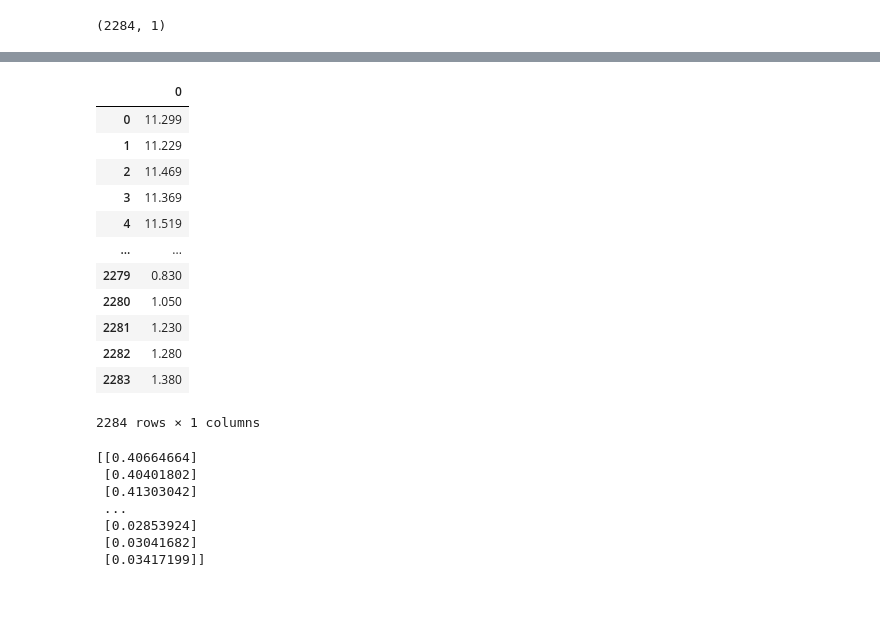
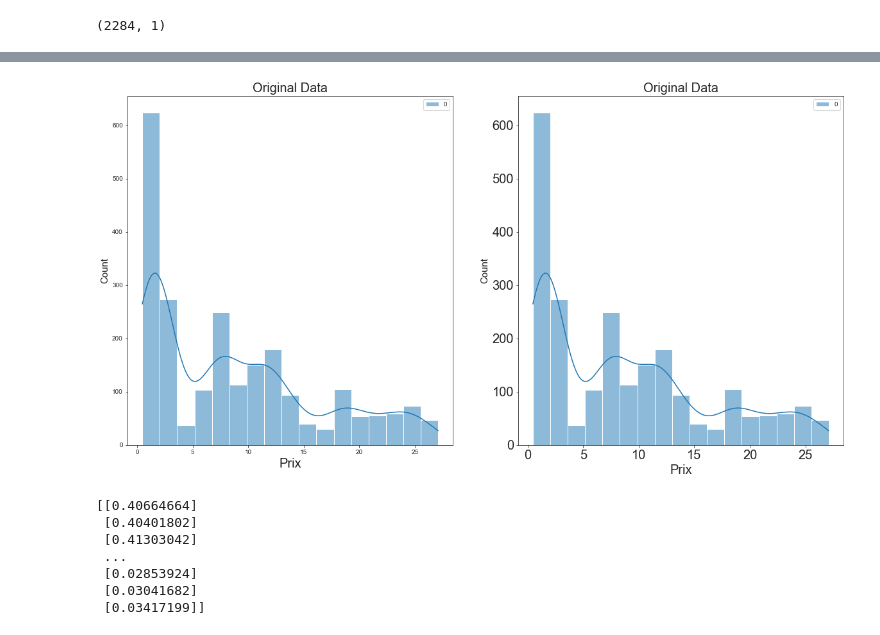
Before and after one commit to MoezBenHassen/PFE-Notebooks-PRES, a Jupyter notebook: prices.ipynb, the cells around one changed output, grey strips where cells are left out. Cells and saved outputs as stored; diff of their text form; code cells hidden in the pictures; blank space fills up the shorter version.

```diff
--- a/prices.ipynb
+++ b/prices.ipynb
@@ -111,19 +111,27 @@ plt.show()
 # %%
-df4
+
+from sklearn.preprocessing import MinMaxScaler
+fig, ax = plt.subplots(1,2, figsize=(20,10))
+sns.set_style('ticks')
+graph= sns.histplot(df4,kde='True', ax=ax[0])
+ax[0].set_title("Original Data")
+graph.set_xlabel("Prix", fontsize = 20)
+graph.set_ylabel("Count", fontsize = 15)
+
+scaler=MinMaxScaler(feature_range=(0,1))
+df_scaled = scaler.fit_transform(np.array(df4).reshape(-1,1))
+graph2=sns.histplot(df4, kde='True', ax=ax[1])
+
+graph2.set_xlabel("Prix", fontsize = 20)
+graph2.set_ylabel("Count", fontsize = 15)
+ax[0].set_title("Original Data", fontsize= 20)
+ax[1].set_title("Original Data", fontsize= 20)
+
+plt.xticks(fontsize=20)
+plt.yticks(fontsize=20)
+plt.show()
 # %% [output]
-|  | 0 |
-| 0 | 11.299 |
-| 1 | 11.229 |
-| 2 | 11.469 |
-| 3 | 11.369 |
-| 4 | 11.519 |
-| ... | ... |
-| 2279 | 0.830 |
-| 2280 | 1.050 |
-| 2281 | 1.230 |
-| 2282 | 1.280 |
-| 2283 | 1.380 |
-2284 rows × 1 columns
+[figure, added]
 # %%
 ## ps: LSTM ARE SENSITIVE TO DATA SCALE --- > that's why wy apply MinMaxScaler to scale the data accordingly
 ##import numpy as np
```
Also changed, not shown: parts of 4 cells of this notebook, 3 other files.
